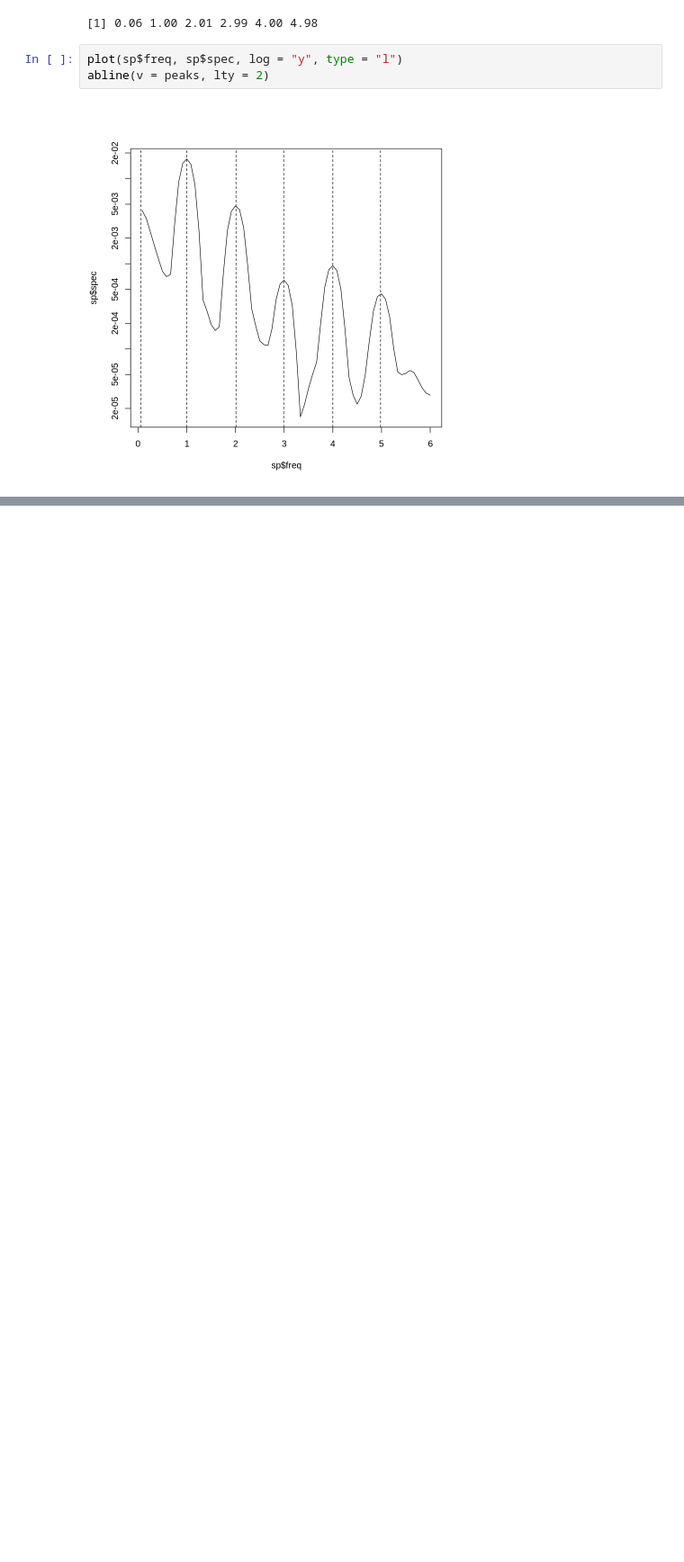
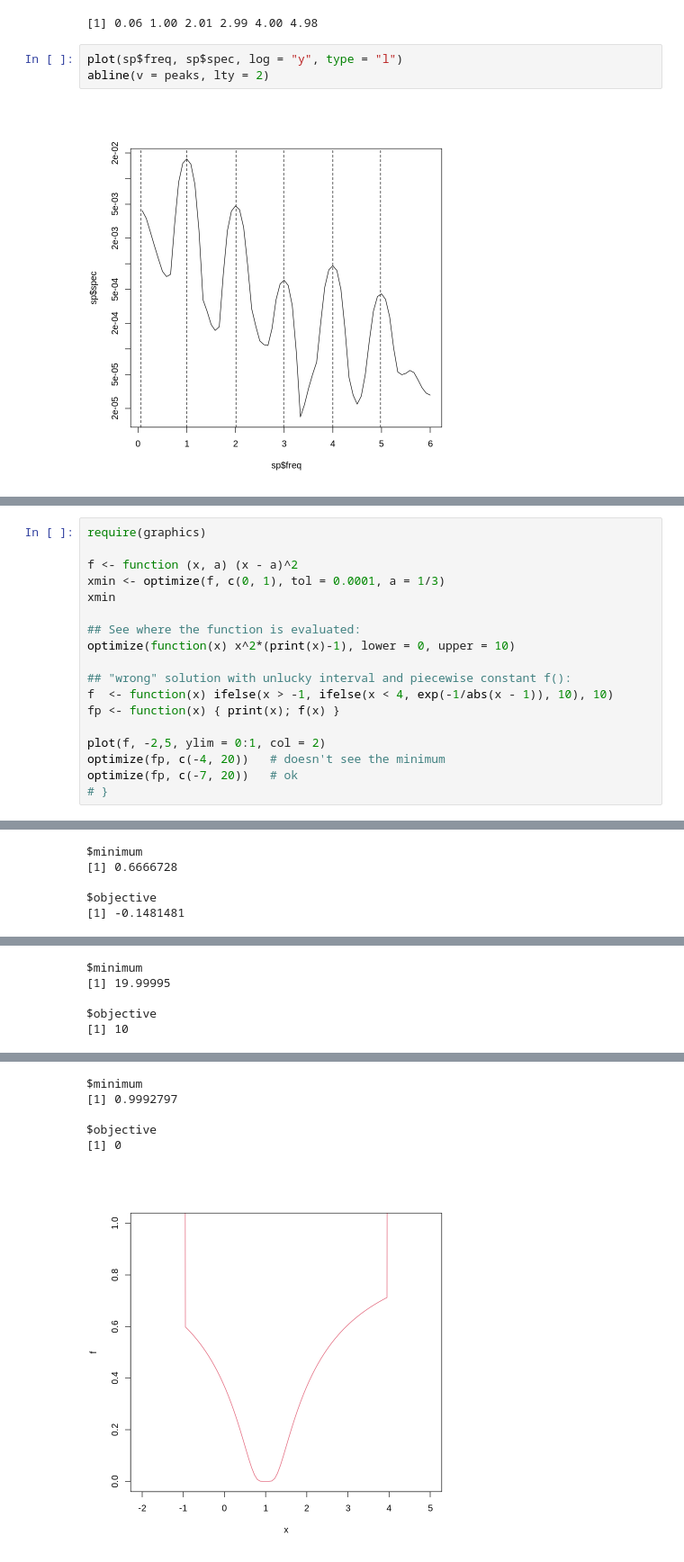
Before and after one commit to adgcal/Anjan_collab_R, a Jupyter notebook: ayan_try_R.ipynb, the cells around one changed output, grey strips where cells are left out. Shown: that part at 90% size. Saved outputs shown, nothing was run; the diff lists cells and outputs as text; blank space fills up the shorter version.

```diff
--- a/ayan_try_R.ipynb
+++ b/ayan_try_R.ipynb
@@ -245,0 +187,19 @@ abline(v = peaks, lty = 2)
+# %%
+require(graphics)
+
+f <- function (x, a) (x - a)^2
+xmin <- optimize(f, c(0, 1), tol = 0.0001, a = 1/3)
+xmin
+
+## See where the function is evaluated:
+optimize(function(x) x^2*(print(x)-1), lower = 0, upper = 10)
+
+## "wrong" solution with unlucky interval and piecewise constant f():
+f  <- function(x) ifelse(x > -1, ifelse(x < 4, exp(-1/abs(x - 1)), 10), 10)
+fp <- function(x) { print(x); f(x) }
+
+plot(f, -2,5, ylim = 0:1, col = 2)
+optimize(fp, c(-4, 20))   # doesn't see the minimum
+optimize(fp, c(-7, 20))   # ok
+# }
+# %% [output]
@@ -245,0 +228,5 @@ abline(v = peaks, lty = 2)
+$minimum
+[1] 0.6666728
+
+$objective
+[1] -0.1481481
@@ -245,0 +250,5 @@ abline(v = peaks, lty = 2)
+$minimum
+[1] 19.99995
+
+$objective
+[1] 10
@@ -245,0 +274,6 @@ abline(v = peaks, lty = 2)
+$minimum
+[1] 0.9992797
+
+$objective
+[1] 0
+[figure, added]
```
Also changed, not shown: parts of 16 cells of this notebook.
